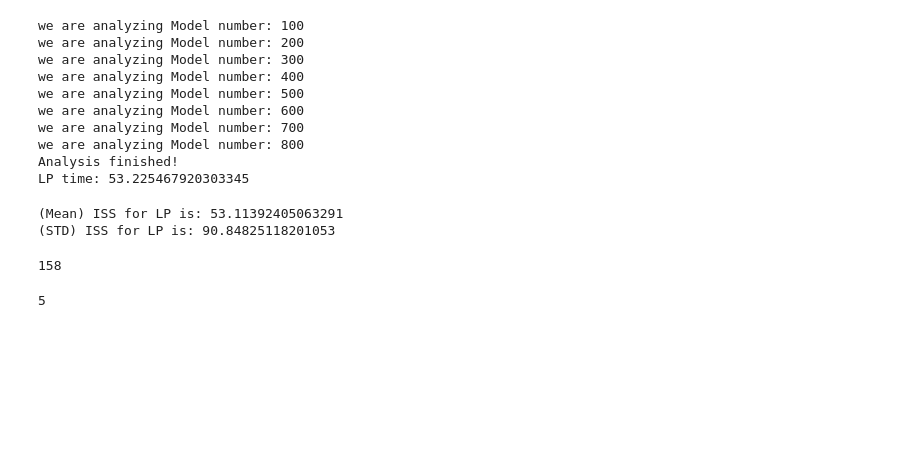
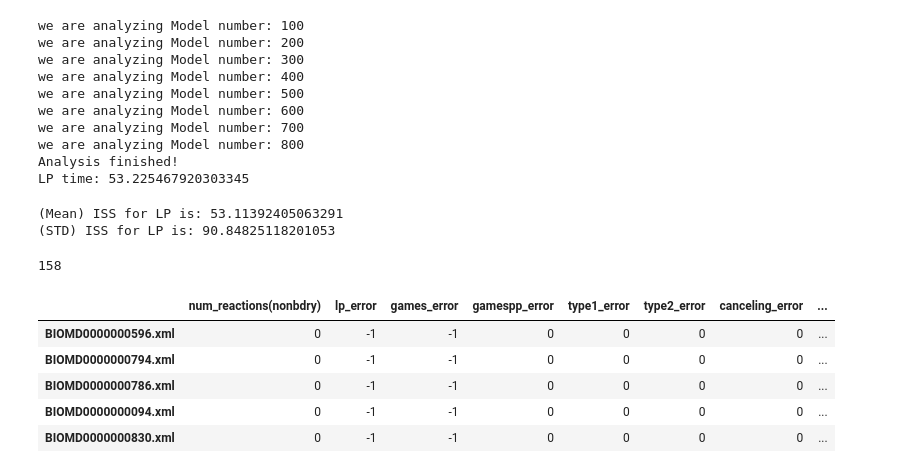
Before and after one commit to ModelEngineering/SBMLLint, a Jupyter notebook: notebook/analyze_ext_biomodels.ipynb, the cells around one changed output. Cells and saved outputs as stored; diff of their text form; code cells hidden in the pictures; blank space fills up the shorter version.

```diff
--- a/notebook/analyze_ext_biomodels.ipynb
+++ b/notebook/analyze_ext_biomodels.ipynb
@@ -116,9 +132,14 @@ len(results[results[LP_ERROR]==1])
 # %% [output]
 158
 # %%
-len(results[results[LP_ERROR]==-1])
+results[results[LP_ERROR]==-1]
 # %% [output]
-5
+|  | num_reactions(nonbdry) | lp_error | games_error | gamespp_error | type1_error | type2_error | canceling_error | ... |
+| BIOMD0000000596.xml | 0 | -1 | -1 | 0 | 0 | 0 | 0 | ... |
+| BIOMD0000000794.xml | 0 | -1 | -1 | 0 | 0 | 0 | 0 | ... |
+| BIOMD0000000786.xml | 0 | -1 | -1 | 0 | 0 | 0 | 0 | ... |
+| BIOMD0000000094.xml | 0 | -1 | -1 | 0 | 0 | 0 | 0 | ... |
+| BIOMD0000000830.xml | 0 | -1 | -1 | 0 | 0 | 0 | 0 | ... |
 # %%
 # simple GAMES only
 simple = SimpleSBML()
```
Also changed, not shown: parts of 12 cells of this notebook, 1 other file.
